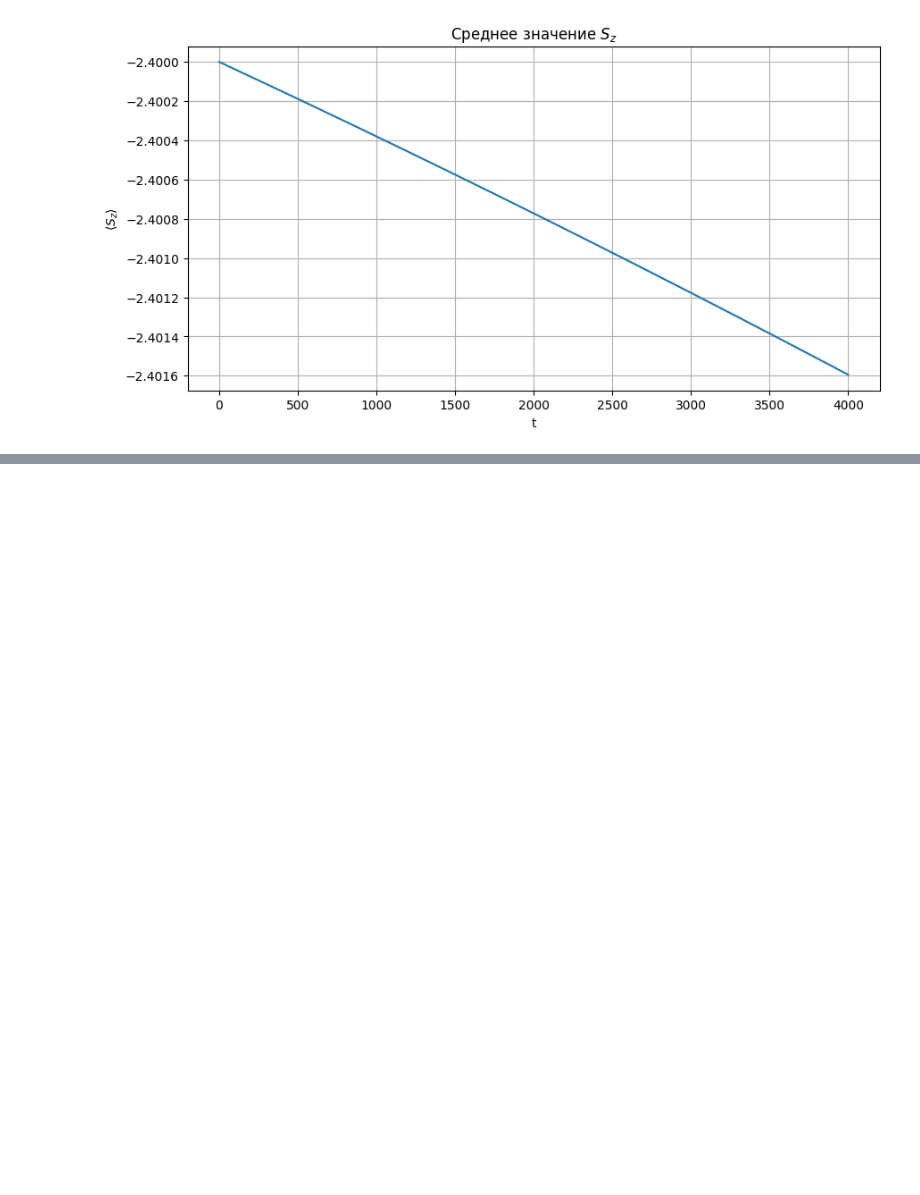
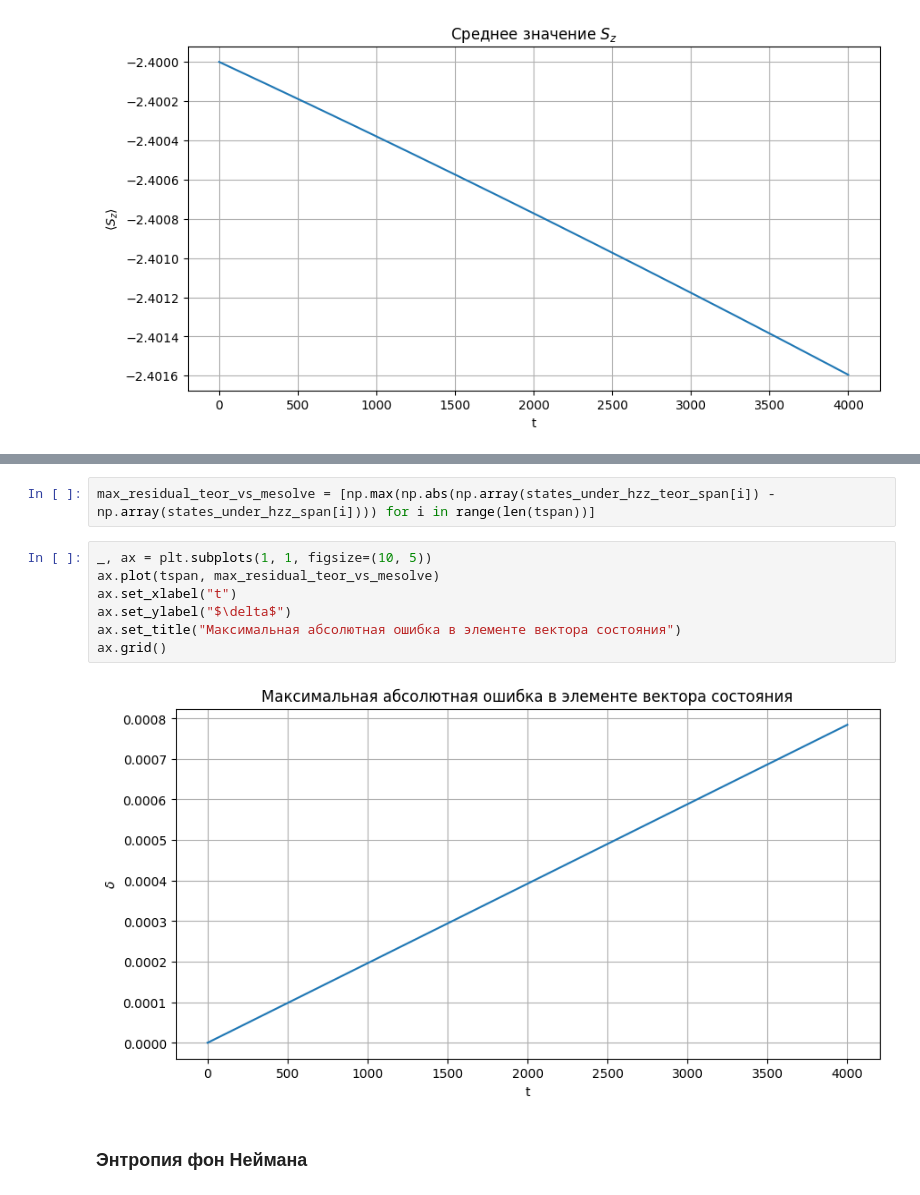
Before and after one commit to kephircheek/research-emqwuqoc, a Jupyter notebook: notebooks/Alexey2013.ipynb, the cells around one changed output, grey strips where cells are left out. Saved outputs shown, nothing was run; the diff lists cells and outputs as text; blank space fills up the shorter version.

```diff
--- a/notebooks/Alexey2013.ipynb
+++ b/notebooks/Alexey2013.ipynb
@@ -141,0 +183,13 @@ plt.grid()
+# %%
+max_residual_teor_vs_mesolve = [np.max(np.abs(np.array(states_under_hzz_teor_span[i]) - np.array(states_under_hzz_span[i]))) for i in range(len(tspan))]
+# %%
+_, ax = plt.subplots(1, 1, figsize=(10, 5))
+ax.plot(tspan, max_residual_teor_vs_mesolve)
+ax.set_xlabel("t")
+ax.set_ylabel("$\delta$")
+ax.set_title("Максимальная абсолютная ошибка в элементе вектора состояния")
+ax.grid()
+# %% [output]
+[figure, added]
+# %% [markdown]
+### Энтропия фон Неймана
```
Also changed, not shown: parts of 20 cells of this notebook, 1 other file.
